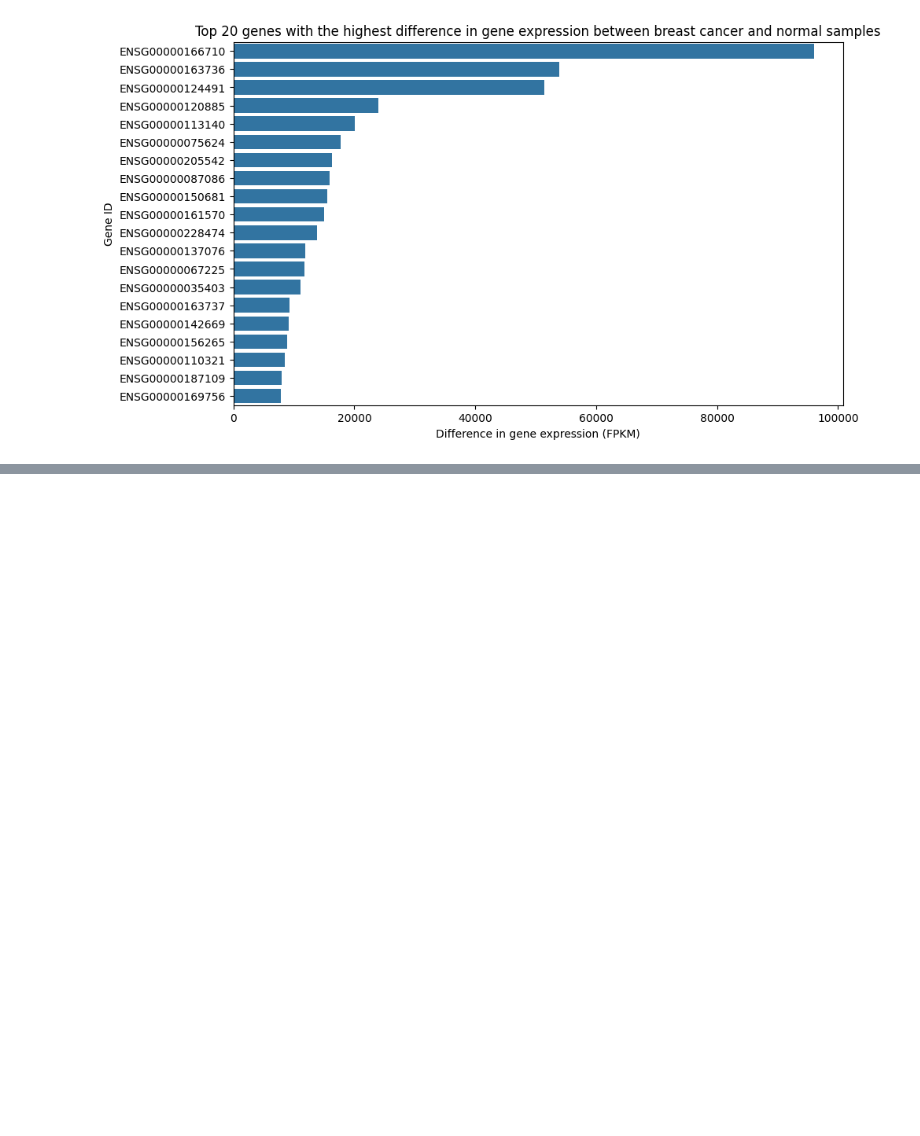
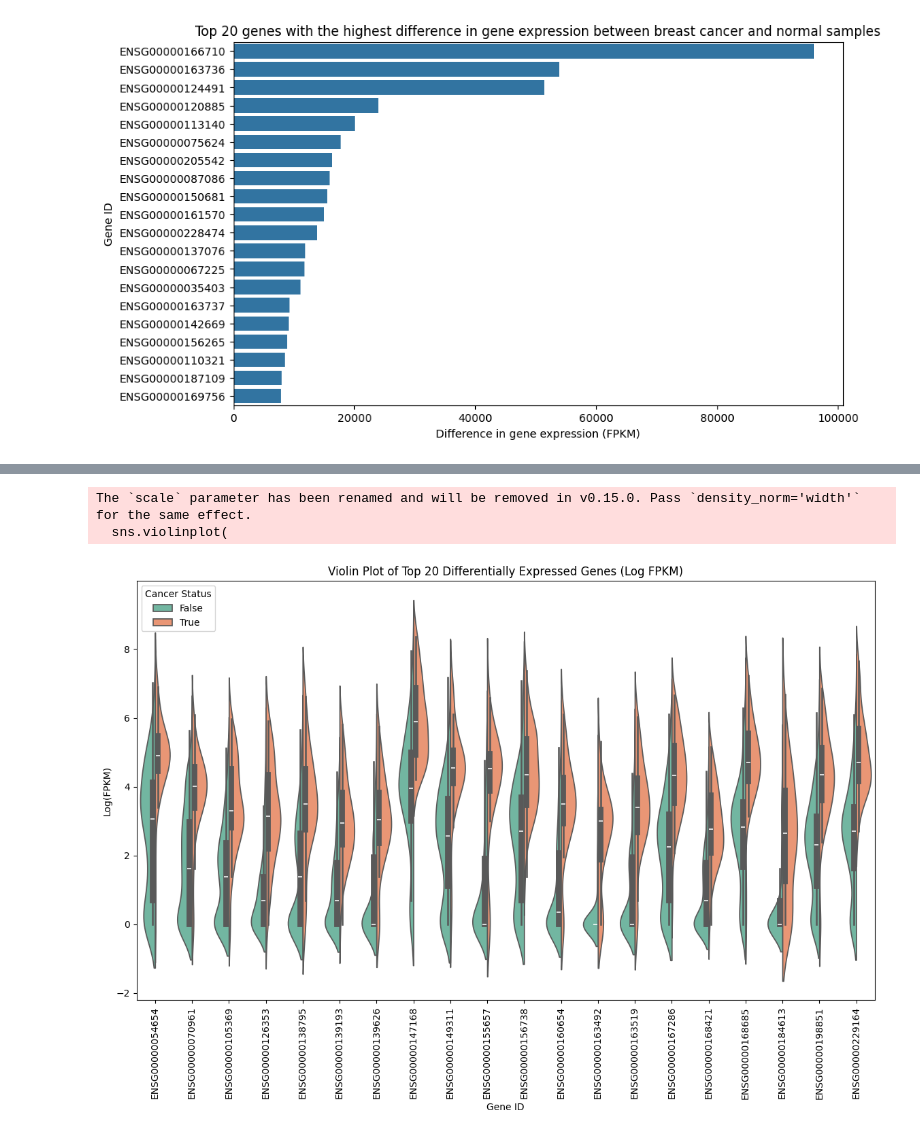
Before and after one commit to Swatkats13/CS506_Final_Project, a Jupyter notebook: data_processing.ipynb, the cells around one changed output, grey strips where cells are left out. Saved outputs shown, nothing was run; the diff lists cells and outputs as text; code cells hidden in the pictures; blank space fills up the shorter version.

```diff
--- a/data_processing.ipynb
+++ b/data_processing.ipynb
@@ -215,0 +273,45 @@ plt.show()
+# %%
+# Load the merged data
+merged_data = pd.read_csv('data/merged_data.csv')
+
+# Transform FPKM values to log scale (adding a small value to avoid log(0))
+merged_data['Log_FPKM'] = np.log1p(merged_data['FPKM'])  # log1p handles zero by using log(1 + x)
+
+# Separate cancer patients and healthy controls
+cancer_patients = merged_data[merged_data['Cancer_Type_HC'] == 0]
+healthy_controls = merged_data[merged_data['Cancer_Type_HC'] == 1]
+
+
+# Calculate the mean log-transformed gene expression for each gene in cancer and normal samples
+cancer_log_mean_expression = cancer_patients.groupby('gene_ID')['Log_FPKM'].mean()
+healthy_log_mean_expression = healthy_controls.groupby('gene_ID')['Log_FPKM'].mean()
+
+# Sort the genes based on the absolute difference in log-transformed gene expression and select the top 20
+gene_expression_log_difference = cancer_log_mean_expression - healthy_log_mean_expression
+top_20_genes = gene_expression_log_difference.abs().nlargest(20).index
+
+# Filter the data for only the top 20 genes
+top_20_log_data = merged_data[merged_data['gene_ID'].isin(top_20_genes)]
+
+# Plot the violin plot with adjusted dodge and width
+plt.figure(figsize=(14, 8))
+sns.violinplot(
+    data=top_20_log_data,
+    x='gene_ID',
+    y='Log_FPKM',
+    hue='Cancer_Type_HC',
+    split=True,
+    palette="Set2",
+    dodge=True,  # Adjusting dodge for separation
+    scale='width'  # Adjusting scale for better comparison
+)
+plt.title('Violin Plot of Top 20 Differentially Expressed Genes (Log FPKM)')
+plt.xlabel('Gene ID')
+plt.ylabel('Log(FPKM)')
+plt.xticks(rotation=90)
+plt.legend(title='Cancer Status')
+plt.show()
+# %% [output]
+The `scale` parameter has been renamed and will be removed in v0.15.0. Pass `density_norm='width'` for the same effect.
+  sns.violinplot(
+[figure, added]
```
Also changed, not shown: parts of 2 cells of this notebook.
